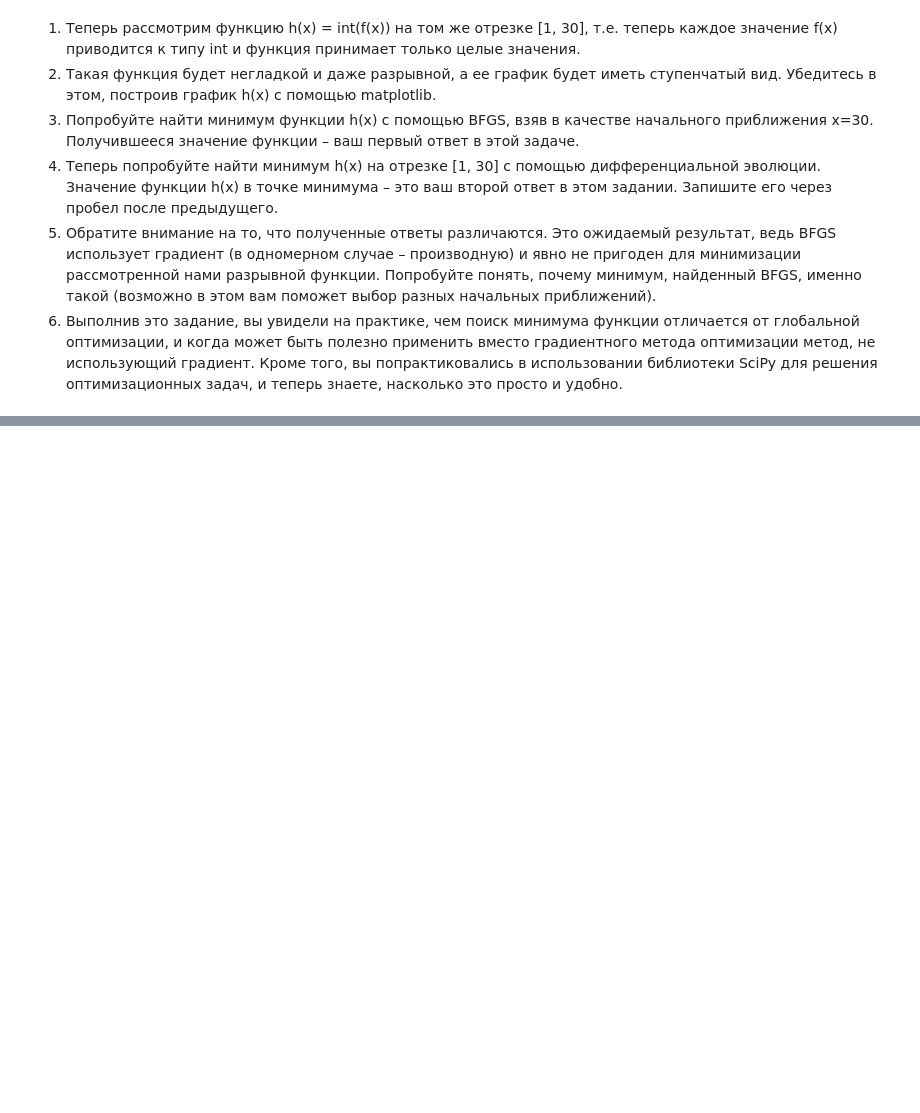
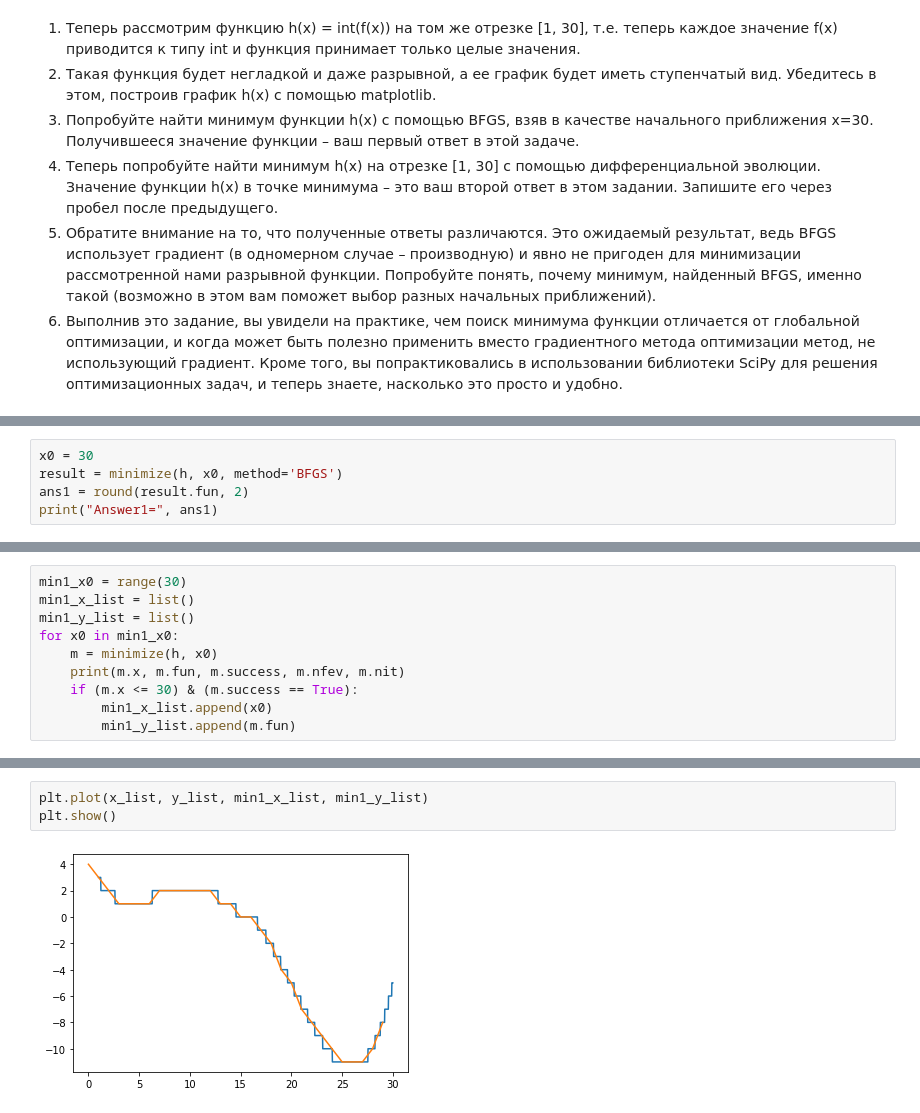
Before and after one commit to likeai22/ml-da, a Jupyter notebook: 1_Math_Python_2022_only/week3/3 Optimization in Python. Global optimization and nonsmooth function optimization/3.2hw3.ipynb, the cells around one changed output, grey strips where cells are left out. Saved outputs shown, nothing was run; the diff lists cells and outputs as text; blank space fills up the shorter version.

```diff
--- a/1_Math_Python_2022_only/week3/3 Optimization in Python. Global optimization and nonsmooth function optimization/3.2hw3.ipynb
+++ b/1_Math_Python_2022_only/week3/3 Optimization in Python. Global optimization and nonsmooth function optimization/3.2hw3.ipynb
@@ -9,0 +70,5 @@
+# %%
+x0 = 30
+result = minimize(h, x0, method='BFGS')
+ans1 = round(result.fun, 2)
+print("Answer1=", ans1)
@@ -9,0 +77,10 @@
+# %%
+min1_x0 = range(30)
+min1_x_list = list()
+min1_y_list = list()
+for x0 in min1_x0:
+    m = minimize(h, x0)
+    print(m.x, m.fun, m.success, m.nfev, m.nit)
+    if (m.x <= 30) & (m.success == True):
+        min1_x_list.append(x0)
+        min1_y_list.append(m.fun)
@@ -9,0 +105,5 @@
+# %%
+plt.plot(x_list, y_list, min1_x_list, min1_y_list)
+plt.show()
+# %% [output]
+[figure, added]
```
Also changed, not shown: parts of 11 cells of this notebook, 1 other file.
